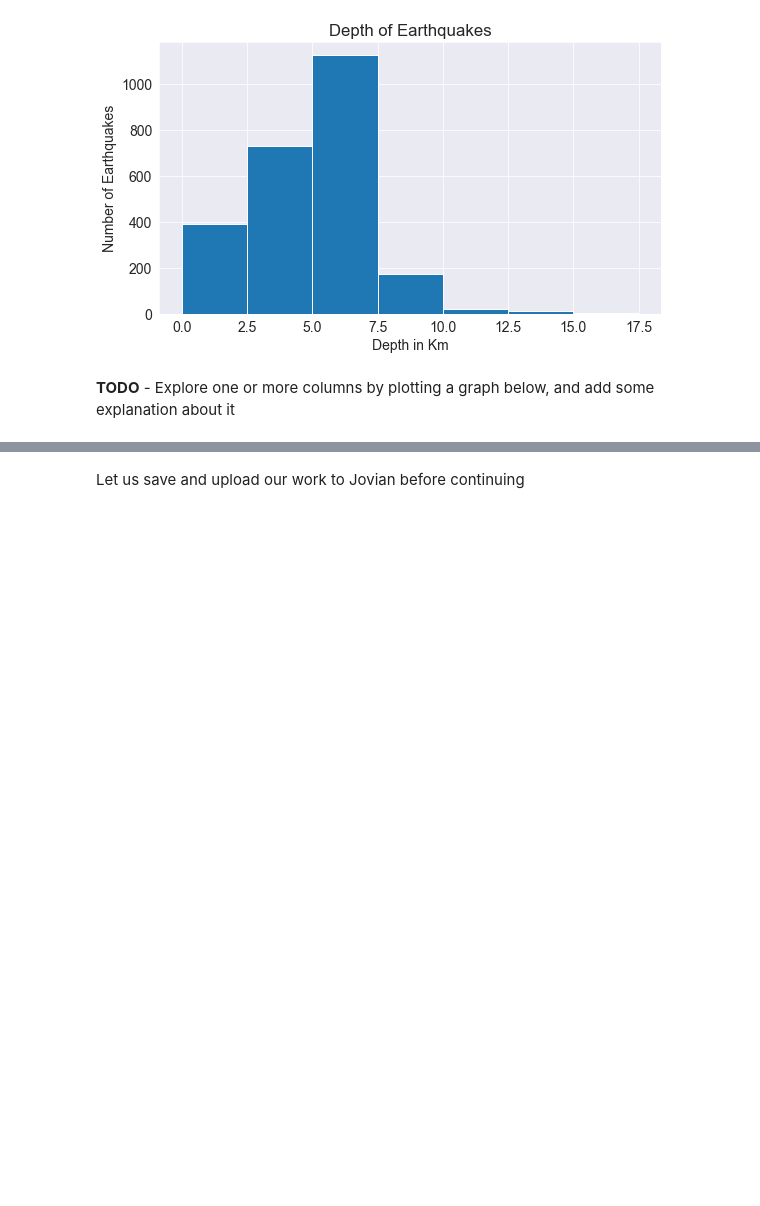
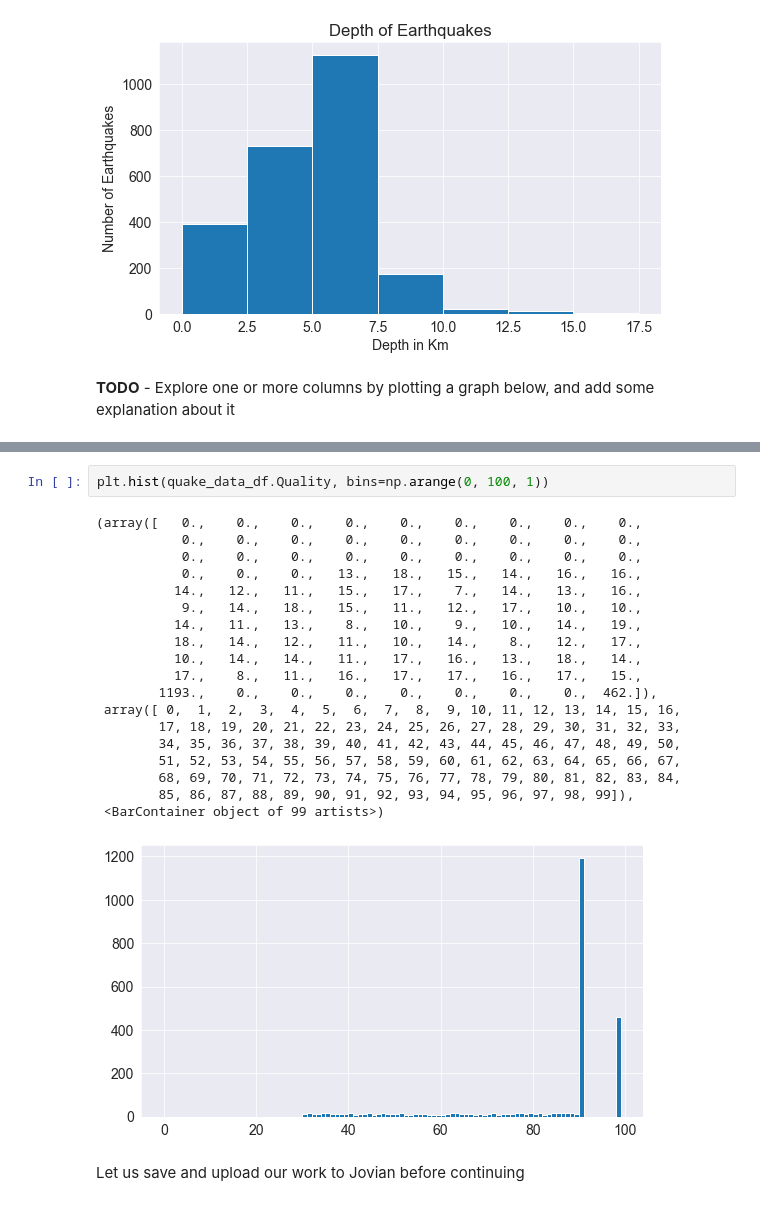
Before and after one commit to JoeOlafs/DataAnalysis_freeCodeCamp, a Jupyter notebook: zerotopandas-course-project-starter/zerotopandas-course-project.ipynb, the cells around one changed output, grey strips where cells are left out. Drawn from its saved outputs; the diff is of its cells as text; blank space fills up the shorter version.

```diff
--- a/zerotopandas-course-project-starter/zerotopandas-course-project.ipynb
+++ b/zerotopandas-course-project-starter/zerotopandas-course-project.ipynb
@@ -339,3 +341,25 @@ plt.ylabel('Number of Earthquakes');
+# %%
+plt.hist(quake_data_df.Quality, bins=np.arange(0, 100, 1))
+# %% [output]
+(array([   0.,    0.,    0.,    0.,    0.,    0.,    0.,    0.,    0.,
+           0.,    0.,    0.,    0.,    0.,    0.,    0.,    0.,    0.,
+           0.,    0.,    0.,    0.,    0.,    0.,    0.,    0.,    0.,
+           0.,    0.,    0.,   13.,   18.,   15.,   14.,   16.,   16.,
+          14.,   12.,   11.,   15.,   17.,    7.,   14.,   13.,   16.,
+           9.,   14.,   18.,   15.,   11.,   12.,   17.,   10.,   10.,
+          14.,   11.,   13.,    8.,   10.,    9.,   10.,   14.,   19.,
+          18.,   14.,   12.,   11.,   10.,   14.,    8.,   12.,   17.,
+          10.,   14.,   14.,   11.,   17.,   16.,   13.,   18.,   14.,
+          17.,    8.,   11.,   16.,   17.,   17.,   16.,   17.,   15.,
+        1193.,    0.,    0.,    0.,    0.,    0.,    0.,    0.,  462.]),
+ array([ 0,  1,  2,  3,  4,  5,  6,  7,  8,  9, 10, 11, 12, 13, 14, 15, 16,
+        17, 18, 19, 20, 21, 22, 23, 24, 25, 26, 27, 28, 29, 30, 31, 32, 33,
+        34, 35, 36, 37, 38, 39, 40, 41, 42, 43, 44, 45, 46, 47, 48, 49, 50,
+        51, 52, 53, 54, 55, 56, 57, 58, 59, 60, 61, 62, 63, 64, 65, 66, 67,
+        68, 69, 70, 71, 72, 73, 74, 75, 76, 77, 78, 79, 80, 81, 82, 83, 84,
+        85, 86, 87, 88, 89, 90, 91, 92, 93, 94, 95, 96, 97, 98, 99]),
+ <BarContainer object of 99 artists>)
+[figure, added]
 # %% [markdown]
 Let us save and upload our work to Jovian before continuing
 # %%
```
Also changed, not shown: parts of 5 cells of this notebook.
